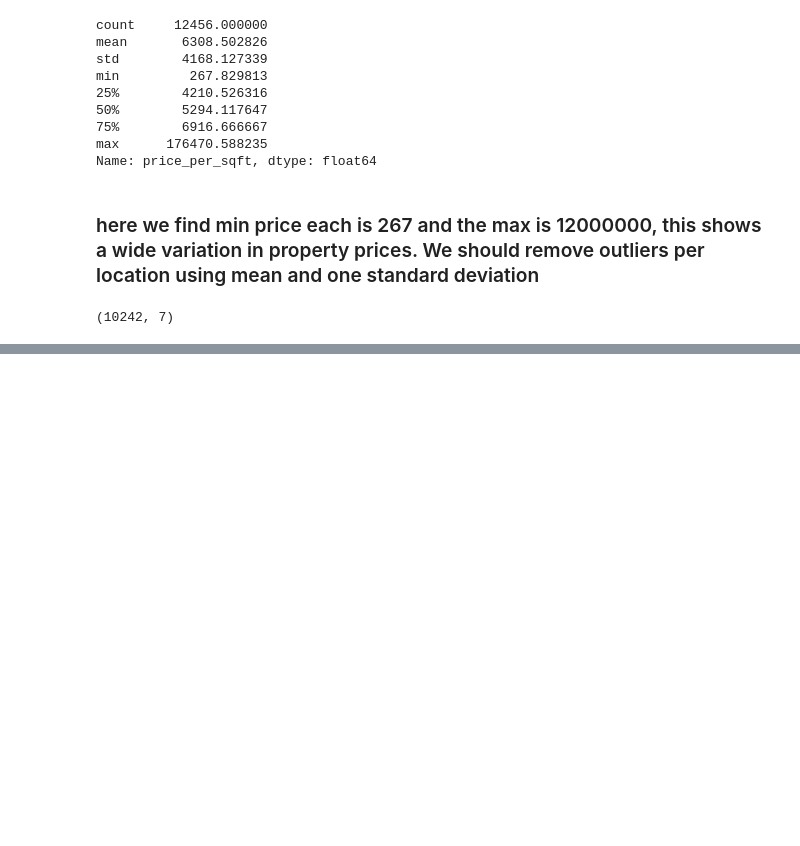
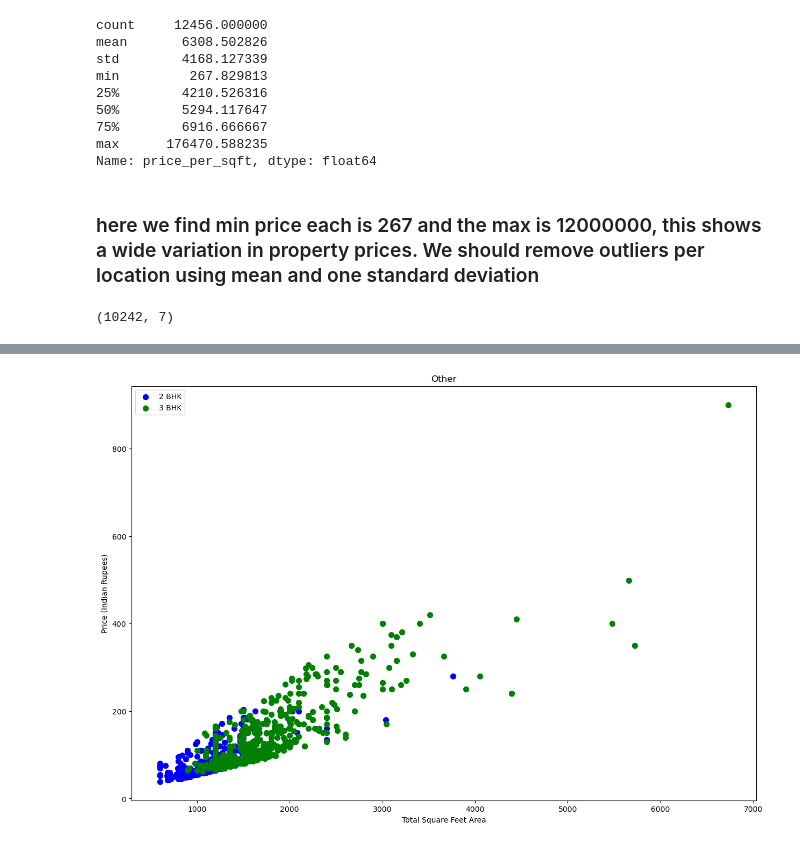
Before and after one commit to dudungawuk/Bengaluru-House-Price-Prediction, a Jupyter notebook: Untitled.ipynb, the cells around one changed output, grey strips where cells are left out. Cells and saved outputs as stored; diff of their text form; code cells hidden in the pictures; blank space fills up the shorter version.

```diff
--- a/Untitled.ipynb
+++ b/Untitled.ipynb
@@ -452,0 +428,4 @@ bhk_stats
+# %%
+plot_scatter_chart(df8,"Other")
+# %% [output]
+[figure, added]
```
Also changed, not shown: parts of 18 cells of this notebook.
